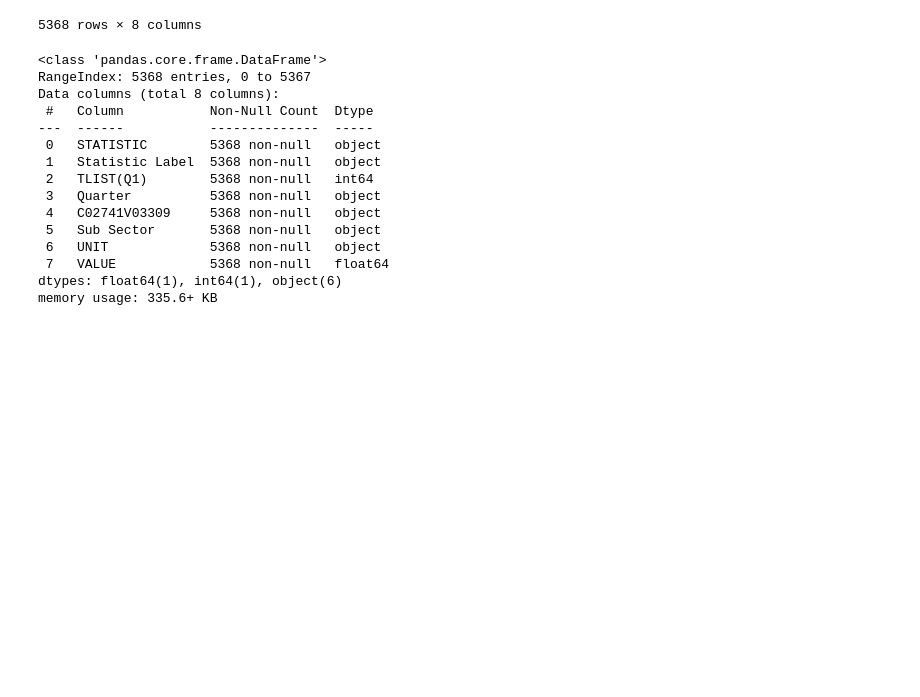
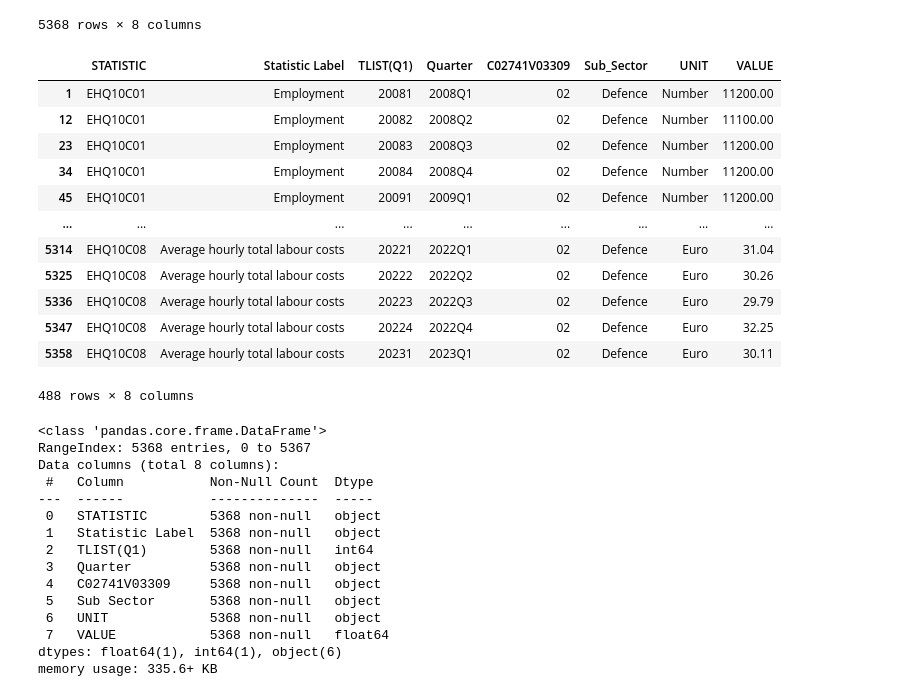
Before and after one commit to Carloselrecharlie/ML_assessment_repeat, a Jupyter notebook: sba22448_Integrated_CA-ML.ipynb, the cells around one changed output. Saved outputs shown, nothing was run; the diff lists cells and outputs as text; code cells hidden in the pictures; blank space fills up the shorter version.

```diff
--- a/sba22448_Integrated_CA-ML.ipynb
+++ b/sba22448_Integrated_CA-ML.ipynb
@@ -22,3 +25,19 @@ df
+# %%
+df.query('Sub_Sector == "Defence"')
+# %% [output]
+|  | STATISTIC | Statistic Label | TLIST(Q1) | Quarter | C02741V03309 | Sub_Sector | UNIT | VALUE |
+| 1 | EHQ10C01 | Employment | 20081 | 2008Q1 | 02 | Defence | Number | 11200.00 |
+| 12 | EHQ10C01 | Employment | 20082 | 2008Q2 | 02 | Defence | Number | 11100.00 |
+| 23 | EHQ10C01 | Employment | 20083 | 2008Q3 | 02 | Defence | Number | 11200.00 |
+| 34 | EHQ10C01 | Employment | 20084 | 2008Q4 | 02 | Defence | Number | 11200.00 |
+| 45 | EHQ10C01 | Employment | 20091 | 2009Q1 | 02 | Defence | Number | 11200.00 |
+| ... | ... | ... | ... | ... | ... | ... | ... | ... |
+| 5314 | EHQ10C08 | Average hourly total labour costs | 20221 | 2022Q1 | 02 | Defence | Euro | 31.04 |
+| 5325 | EHQ10C08 | Average hourly total labour costs | 20222 | 2022Q2 | 02 | Defence | Euro | 30.26 |
+| 5336 | EHQ10C08 | Average hourly total labour costs | 20223 | 2022Q3 | 02 | Defence | Euro | 29.79 |
+| 5347 | EHQ10C08 | Average hourly total labour costs | 20224 | 2022Q4 | 02 | Defence | Euro | 32.25 |
+| 5358 | EHQ10C08 | Average hourly total labour costs | 20231 | 2023Q1 | 02 | Defence | Euro | 30.11 |
+488 rows × 8 columns
 # %%
 df.info()
 # %% [output]
```
Also changed, not shown: parts of 16 cells of this notebook, 1 other file.
